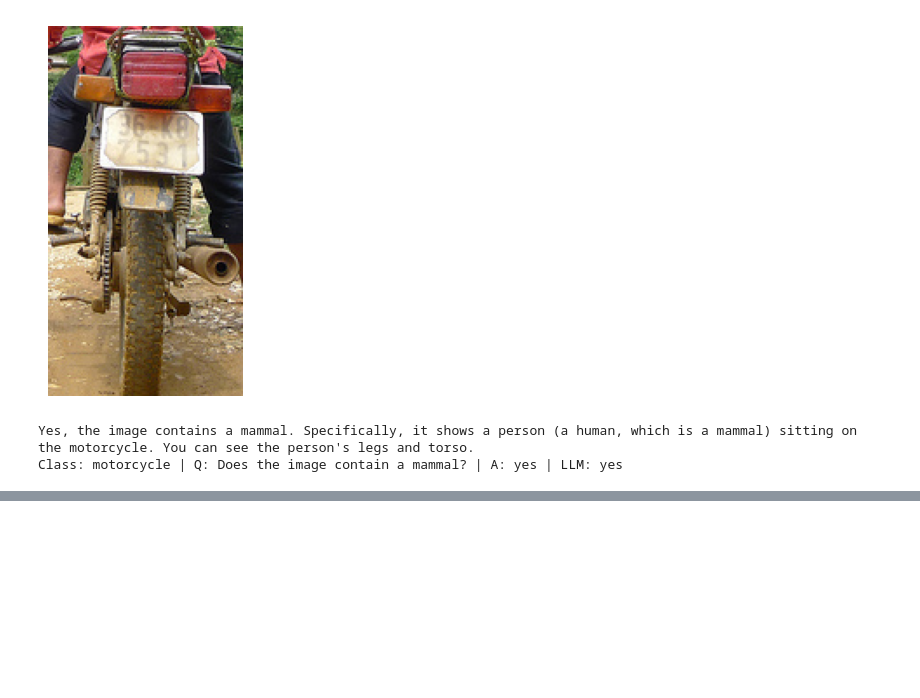
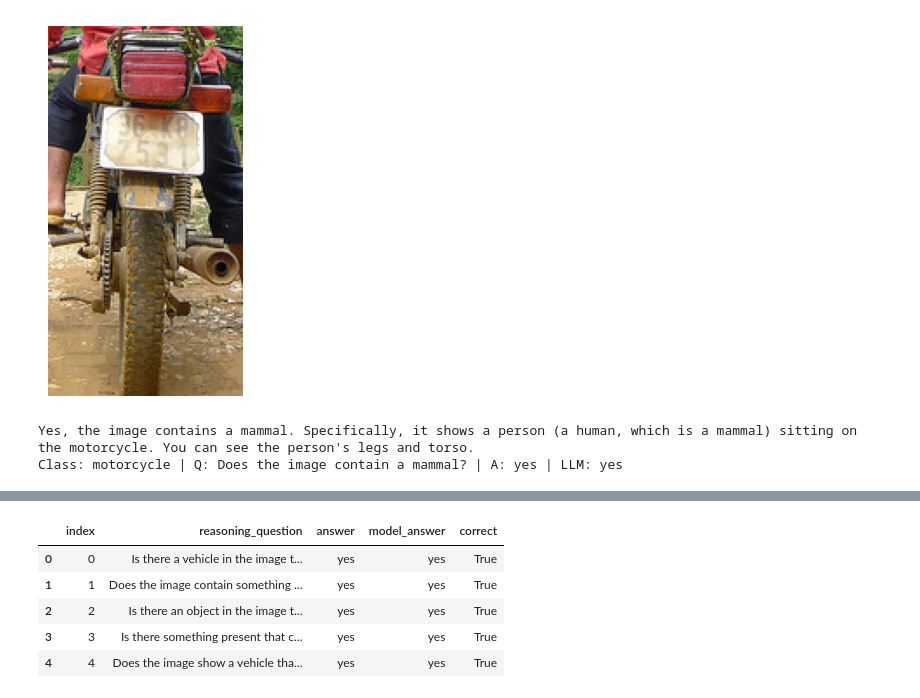
Before and after one commit to myothiha/vlm_ontological_test, a Jupyter notebook: 02-evaluate-models/01_gemma3.ipynb, the cells around one changed output, grey strips where cells are left out. Cells and saved outputs as stored; diff of their text form; code cells hidden in the pictures; blank space fills up the shorter version.

```diff
--- a/02-evaluate-models/01_gemma3.ipynb
+++ b/02-evaluate-models/01_gemma3.ipynb
@@ -245,0 +298,10 @@ Class: motorcycle | Q: Does the image contain a mammal? | A: yes | LLM: yes
+# %%
+result_df["correct"] = result_df["answer"] == result_df["model_answer"]
+result_df.head()
+# %% [output]
+|  | index | reasoning_question | answer | model_answer | correct |
+| 0 | 0 | Is there a vehicle in the image t... | yes | yes | True |
+| 1 | 1 | Does the image contain something ... | yes | yes | True |
+| 2 | 2 | Is there an object in the image t... | yes | yes | True |
+| 3 | 3 | Is there something present that c... | yes | yes | True |
+| 4 | 4 | Does the image show a vehicle tha... | yes | yes | True |
```
Also changed, not shown: parts of 6 cells of this notebook, 54 other files.
